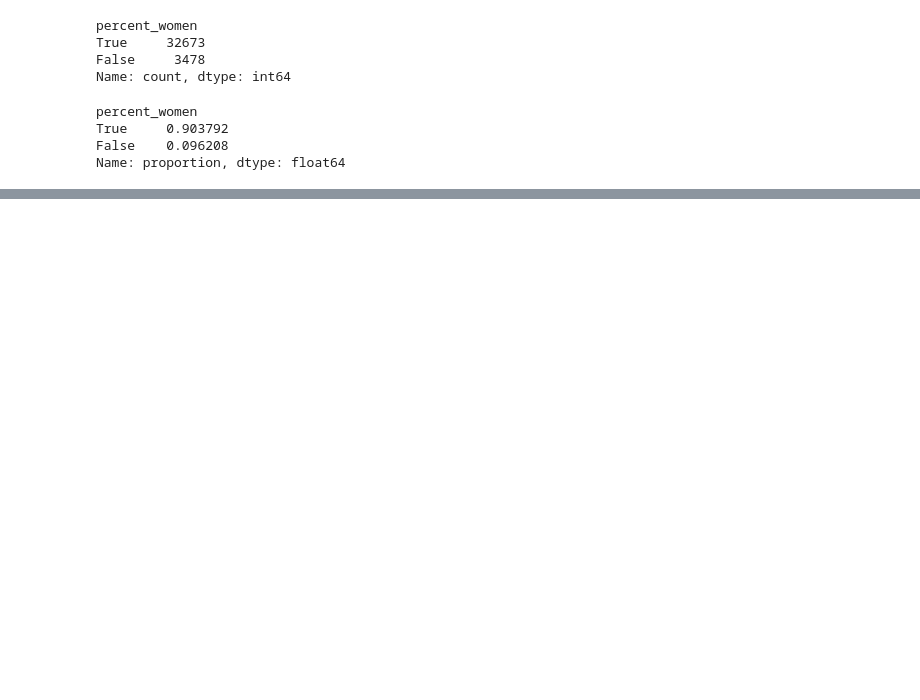
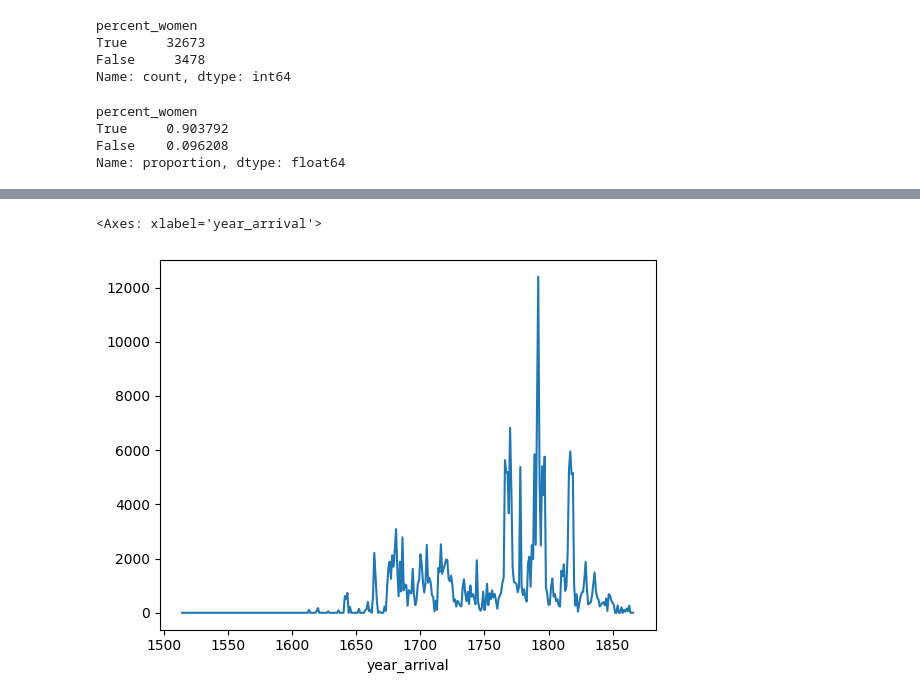
Before and after one commit to culturan/trans-atlantic-slave-trade, a Jupyter notebook: notebook.ipynb, the cells around one changed output, grey strips where cells are left out. Cells and saved outputs as stored; diff of their text form; code cells hidden in the pictures; blank space fills up the shorter version.

```diff
--- a/notebook.ipynb
+++ b/notebook.ipynb
@@ -151,0 +282,6 @@ dtype: float64
+# %%
+total_women_by_year = df.groupby('year_arrival')['total_women'].sum()
+total_women_by_year.plot()
+# %% [output]
+<Axes: xlabel='year_arrival'>
+[figure, added]
```
Also changed, not shown: parts of 23 cells of this notebook.
